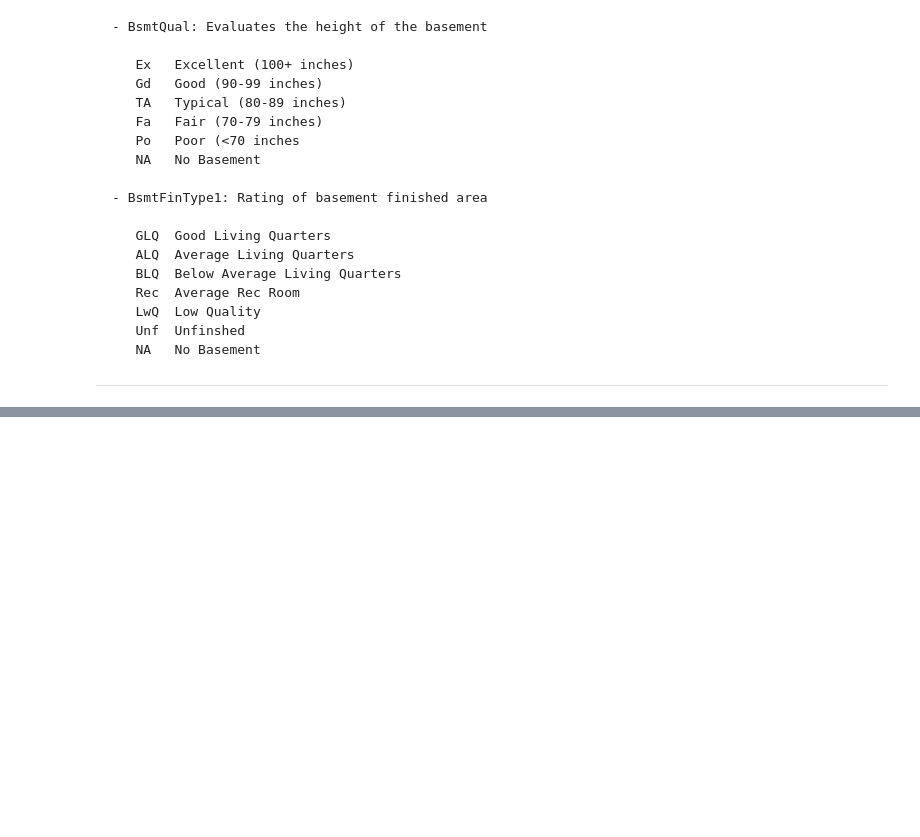
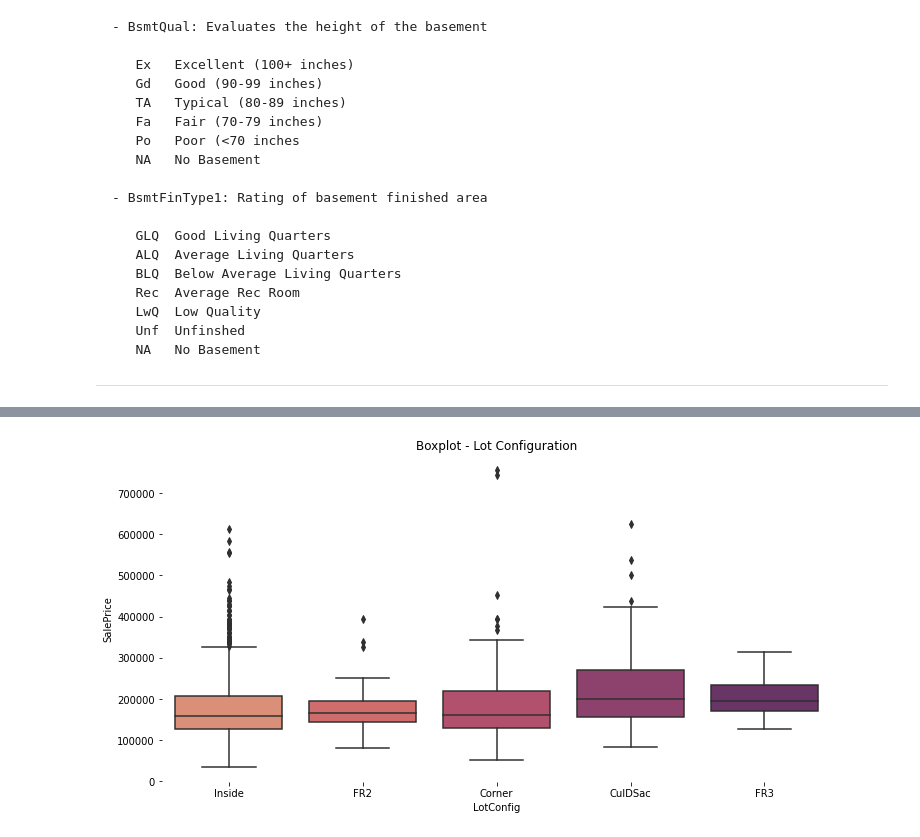
Before and after one commit to daianeklein/House-Prices-advRegressionTechniques, a Jupyter notebook: Adv-House-Prediction.ipynb, the cells around one changed output, grey strips where cells are left out. Drawn from its saved outputs; the diff is of its cells as text; code cells hidden in the pictures; blank space fills up the shorter version.

```diff
--- a/Adv-House-Prediction.ipynb
+++ b/Adv-House-Prediction.ipynb
@@ -706,0 +731,2 @@ sns.despine(bottom = True, left = True);
+# %%
+df1 = df1.drop(columns = ('HALFBATH'))
@@ -706,0 +747,7 @@ sns.despine(bottom = True, left = True);
+# %%
+plt.figure(figsize = (12, 6))
+sns.boxplot(data = df1[['LotConfig', 'SalePrice']], x = 'LotConfig', y = 'SalePrice', palette = 'flare')
+plt.title('Boxplot - Lot Configuration' )
+sns.despine(bottom = True, left = True);
+# %% [output]
+[figure, added]
```
Also changed, not shown: parts of 86 cells of this notebook.
